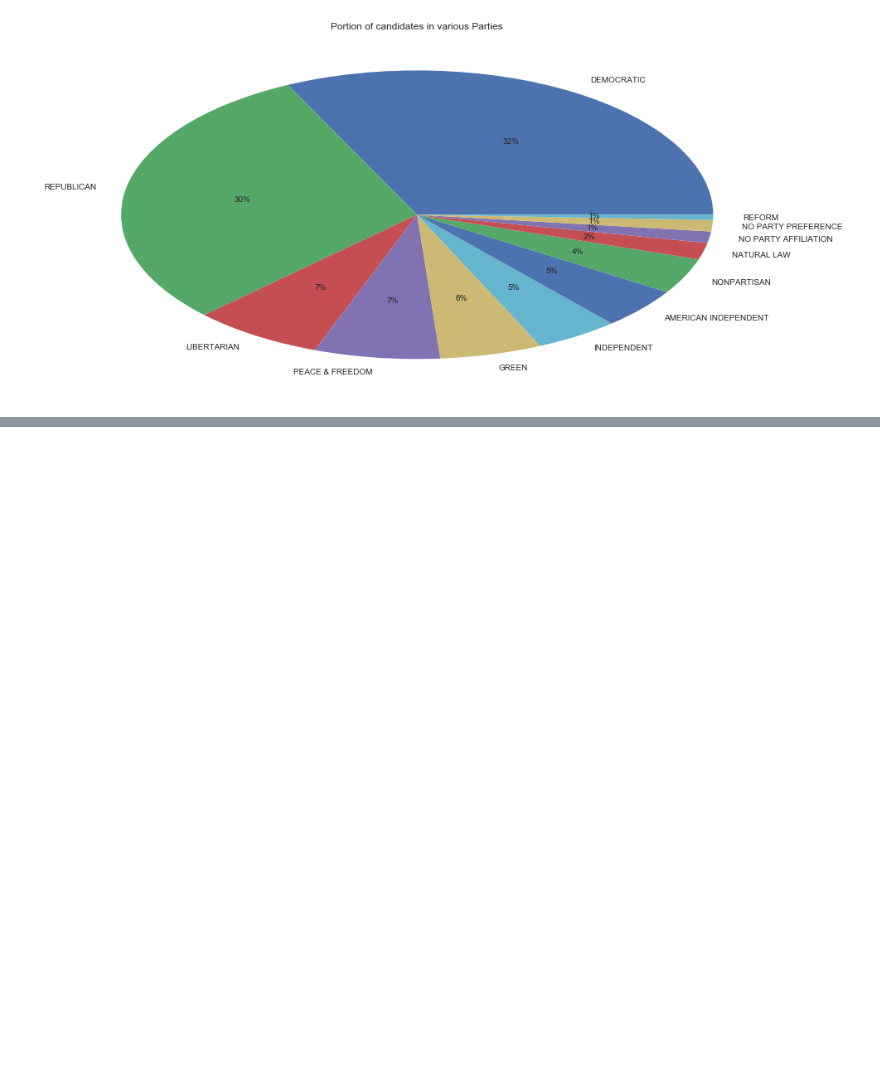
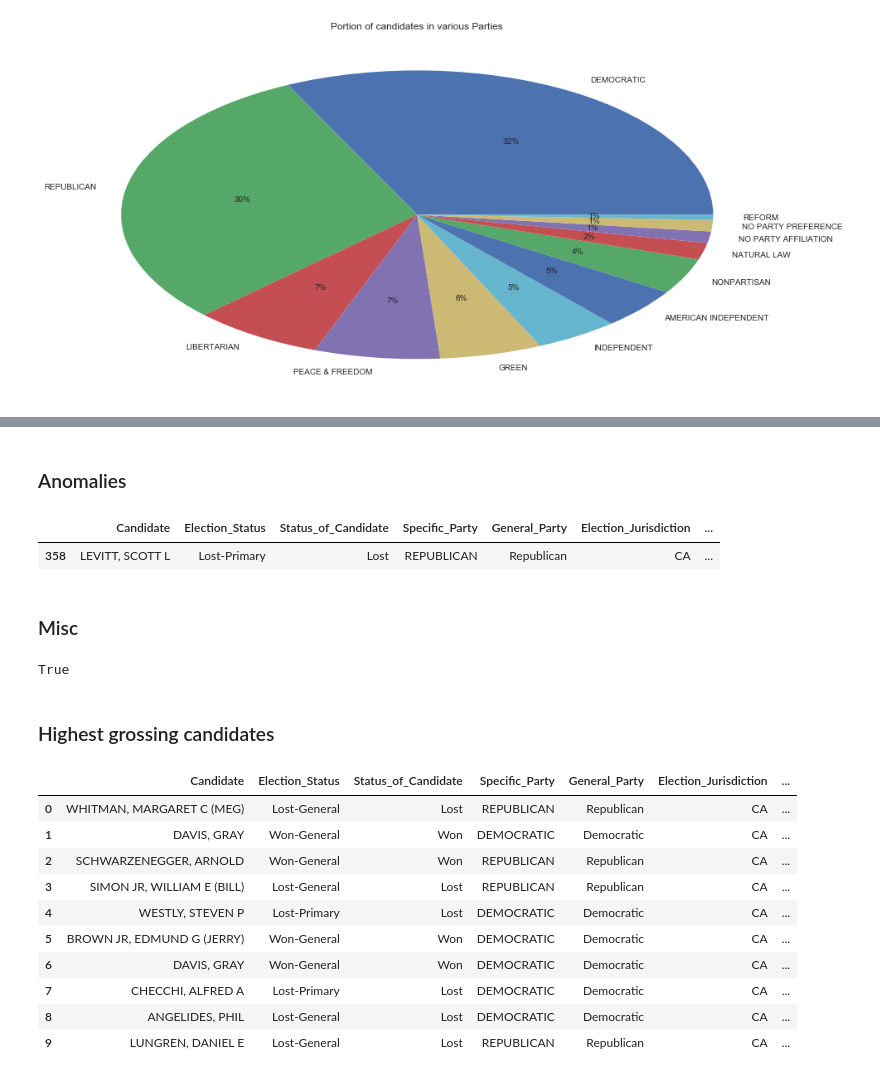
Before and after one commit to pstetz/misc, a Jupyter notebook: in_progress/pandas_elections/analysis.ipynb, the cells around one changed output, grey strips where cells are left out. Saved outputs shown, nothing was run; the diff lists cells and outputs as text; code cells hidden in the pictures; blank space fills up the shorter version.

```diff
--- a/in_progress/pandas_elections/analysis.ipynb
+++ b/in_progress/pandas_elections/analysis.ipynb
@@ -74,0 +89,31 @@ _ = (
+# %% [markdown]
+### Anomalies
+# %%
+elections[elections["Total_$"] < 0]
+# %% [output]
+|  | Candidate | Election_Status | Status_of_Candidate | Specific_Party | General_Party | Election_Jurisdiction | ... |
+| 358 | LEVITT, SCOTT L | Lost-Primary | Lost | REPUBLICAN | Republican | CA | ... |
+# %% [markdown]
+### Misc
+# %%
+low = lambda x: x.lower()
+third_party = elections[elections.Specific_Party.map(low) != elections.General_Party.map(low)]
+all(third_party.General_Party == "Third-Party")
+# %% [output]
+True
+# %% [markdown]
+### Highest grossing candidates
+# %%
+elections.sort_values("Total_$", ascending=False).head(10)
+# %% [output]
+|  | Candidate | Election_Status | Status_of_Candidate | Specific_Party | General_Party | Election_Jurisdiction | ... |
+| 0 | WHITMAN, MARGARET C (MEG) | Lost-General | Lost | REPUBLICAN | Republican | CA | ... |
+| 1 | DAVIS, GRAY | Won-General | Won | DEMOCRATIC | Democratic | CA | ... |
+| 2 | SCHWARZENEGGER, ARNOLD | Won-General | Won | REPUBLICAN | Republican | CA | ... |
+| 3 | SIMON JR, WILLIAM E (BILL) | Lost-General | Lost | REPUBLICAN | Republican | CA | ... |
+| 4 | WESTLY, STEVEN P | Lost-Primary | Lost | DEMOCRATIC | Democratic | CA | ... |
+| 5 | BROWN JR, EDMUND G (JERRY) | Won-General | Won | DEMOCRATIC | Democratic | CA | ... |
+| 6 | DAVIS, GRAY | Won-General | Won | DEMOCRATIC | Democratic | CA | ... |
+| 7 | CHECCHI, ALFRED A | Lost-Primary | Lost | DEMOCRATIC | Democratic | CA | ... |
+| 8 | ANGELIDES, PHIL | Lost-General | Lost | DEMOCRATIC | Democratic | CA | ... |
+| 9 | LUNGREN, DANIEL E | Lost-General | Lost | REPUBLICAN | Republican | CA | ... |
```
Also changed, not shown: parts of 8 cells of this notebook, 2 other files.
